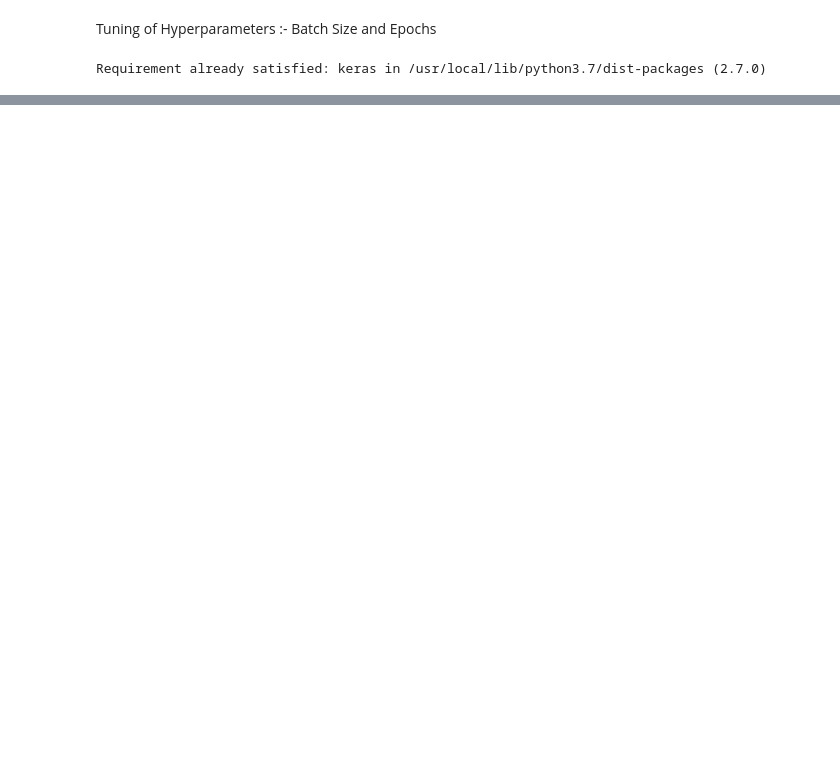
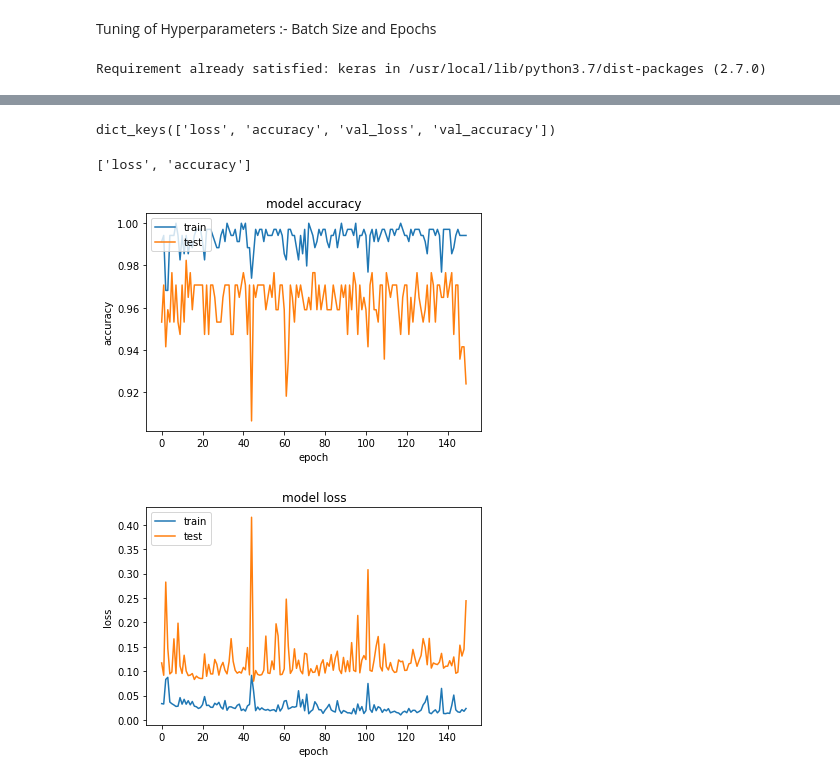
Before and after one commit to shrad1997/Neural-Network, a Jupyter notebook: NN_forest_area.ipynb, the cells around one changed output, grey strips where cells are left out. Drawn from its saved outputs; the diff is of its cells as text; code cells hidden in the pictures; blank space fills up the shorter version.

```diff
--- a/NN_forest_area.ipynb
+++ b/NN_forest_area.ipynb
@@ -64,7 +64,7 @@ dtypes: float64(8), int64(21)
 memory usage: 117.3 KB
 # %%
 X = dataset.iloc[:,0:28]
-Y = dataset.iloc[:,2]
+Y = dataset.iloc[:,28]
 # %%
 # Standardization
 a = StandardScaler()
@@ -114,7 +114,7 @@ import numpy
 # %%
 # create model
 model = Sequential()
-model.add(Dense(12, input_dim=8, kernel_initializer='random_uniform', activation='relu'))
+model.add(Dense(12, input_dim=28, kernel_initializer='random_uniform', activation='relu'))
 model.add(Dense(8, kernel_initializer='random_uniform', activation='relu'))
 model.add(Dense(1, kernel_initializer='random_uniform', activation='sigmoid'))
 # %%
@@ -122,6 +122,6 @@ model.add(Dense(1, kernel_initializer='random_uniform', activation='sigmoid'))
 model.compile(loss='binary_crossentropy', optimizer='adam', metrics=['accuracy'])
 # %%
 # Fit the model
-model.fit(X, Y, validation_split=0.33,epochs=150, batch_size=10)
+history=model.fit(X, Y, validation_split=0.33,epochs=150, batch_size=10)
 # %% [output]
 Epoch 1/150
@@ -134,21 +152,32 @@ print("%s: %.2f%%" % (model.metrics_names[1], scores[1]*100))
 # Visualize training history
 
 # list all data in history
-model.history.history.keys()
+print(history.history.keys())
+# %% [output]
+dict_keys(['loss', 'accuracy', 'val_loss', 'val_accuracy'])
+# %%
+model.metrics_names
+# %% [output]
+['loss', 'accuracy']
 # %%
 # summarize history for accuracy
-plt.plot(model.history.history['accuracy'])
-plt.plot(model.history.history['val_accuracy'])
+from matplotlib import pyplot as plt
+
+plt.plot(history.history['accuracy'])
+plt.plot(history.history['val_accuracy'])
 plt.title('model accuracy')
 plt.ylabel('accuracy')
 plt.xlabel('epoch')
 plt.legend(['train', 'test'], loc='upper left')
 plt.show()
 # summarize history for loss
-plt.plot(model.history.history['loss'])
-plt.plot(model.history.history['val_loss'])
+plt.plot(history.history['loss'])
+plt.plot(history.history['val_loss'])
 plt.title('model loss')
 plt.ylabel('loss')
 plt.xlabel('epoch')
 plt.legend(['train', 'test'], loc='upper left')
 plt.show()
+# %% [output]
+[figure, added]
+[figure, added]
```
Also changed, not shown: parts of 2 cells of this notebook.
